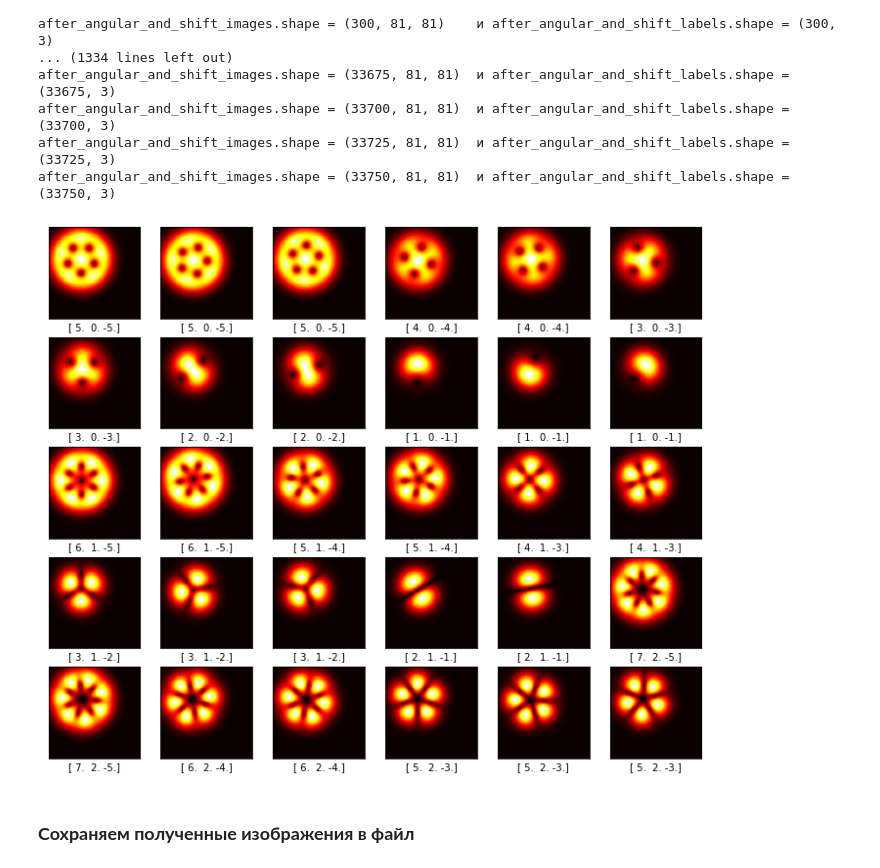
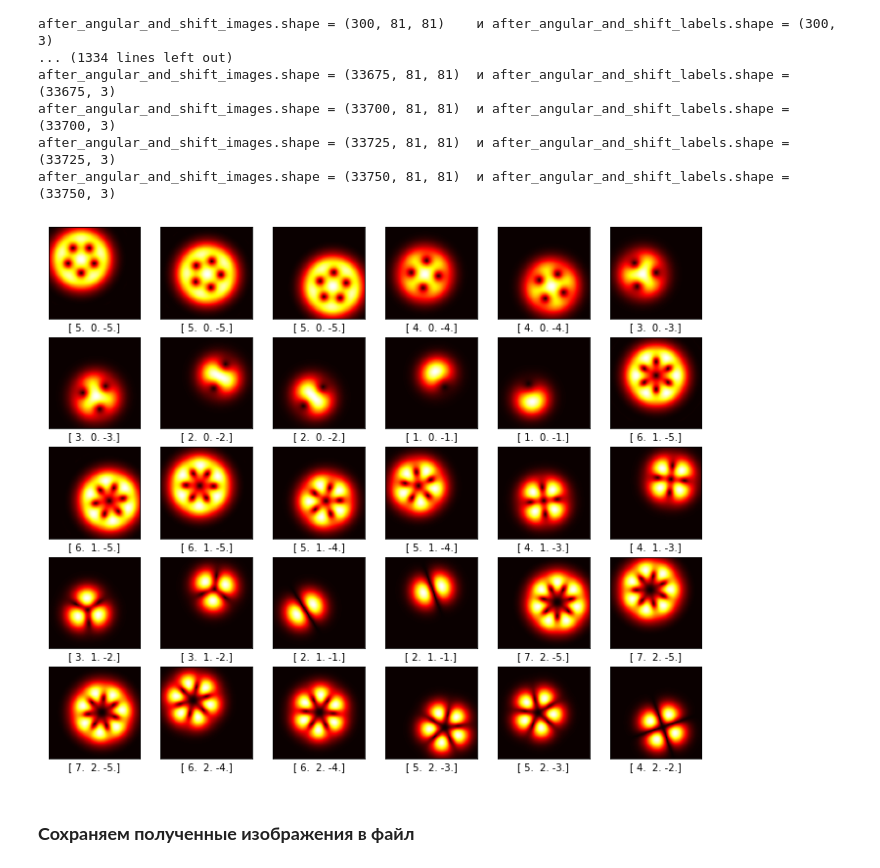
Before and after one commit to LinarKulinar/VortexBeamResearch, a Jupyter notebook: forming_vortex_beam_master_research_2022_forming_dataset.ipynb, the cells around one changed output. Saved outputs shown, nothing was run; the diff lists cells and outputs as text; code cells hidden in the pictures.

```diff
--- a/forming_vortex_beam_master_research_2022_forming_dataset.ipynb
+++ b/forming_vortex_beam_master_research_2022_forming_dataset.ipynb
@@ -847,14 +847,14 @@ after_angular_and_shift_images.shape = (33750, 81, 81)  и after_angular_and_shi
 # %%
 plt.figure(figsize=(12,10))
 for i in range(30):
     plt.subplot(5,6,i+1) # индексы тут и в figure наоборот, как ни странно
     plt.xticks([])
     plt.yticks([])
     plt.grid(False)
-    plt.imshow(after_angular_and_shift_images[i*500], cmap=plt.cm.hot)
-    plt.xlabel(after_angular_and_shift_labels[i*500])
+    plt.imshow(after_angular_and_shift_images[i*512], cmap=plt.cm.hot)
+    plt.xlabel(after_angular_and_shift_labels[i*512])
 # %% [output]
-[figure, old version]
+[figure, new version]
 # %% [markdown]
 ### **Сохраняем полученные изображения в файл**
 # %%
```
